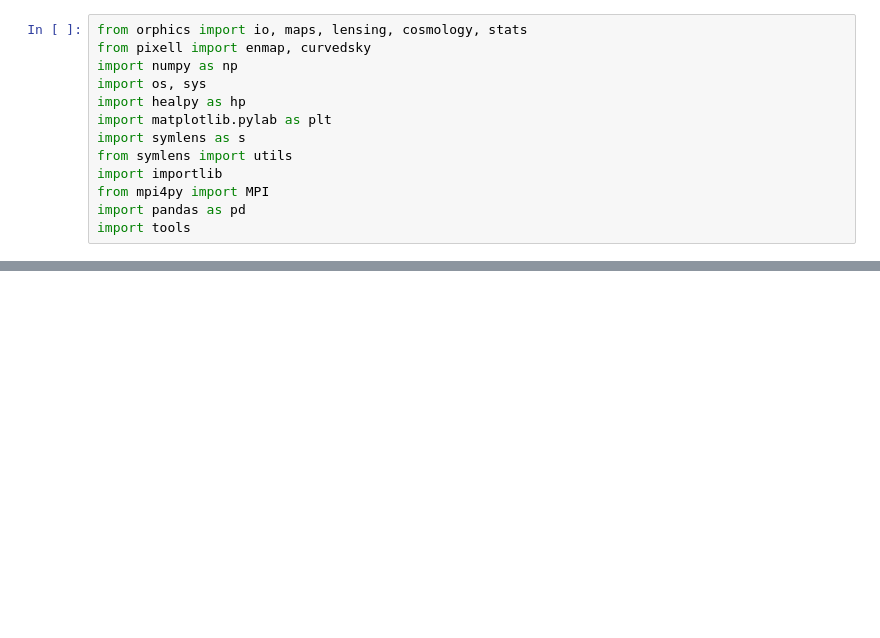
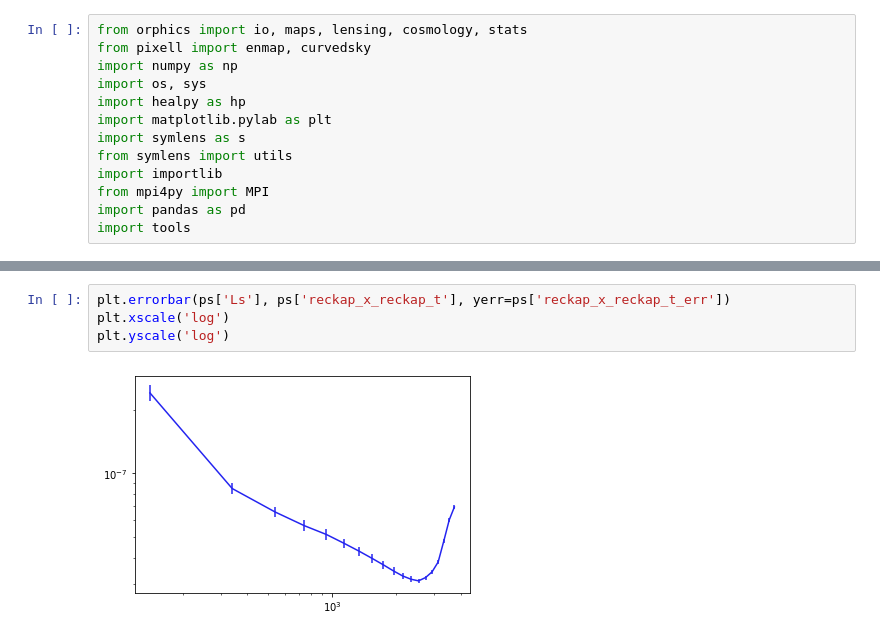
Before and after one commit to catketchup/new_reion-lens, a Jupyter notebook: sim.ipynb, the cells around one changed output, grey strips where cells are left out. Saved outputs shown, nothing was run; the diff lists cells and outputs as text; blank space fills up the shorter version.

```diff
--- a/sim.ipynb
+++ b/sim.ipynb
@@ -91,0 +57,6 @@ NameError: name 'ellmax' is not defined
+# %%
+plt.errorbar(ps['Ls'], ps['reckap_x_reckap_t'], yerr=ps['reckap_x_reckap_t_err'])
+plt.xscale('log')
+plt.yscale('log')
+# %% [output]
+[figure, added]
```
Also changed, not shown: parts of 9 cells of this notebook, 11 other files.
